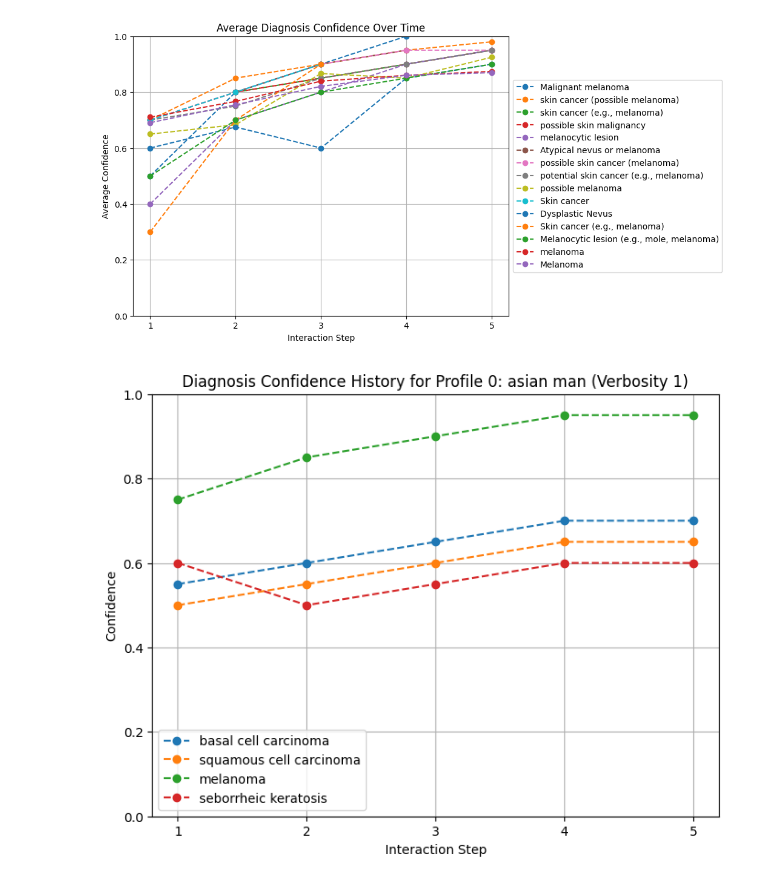
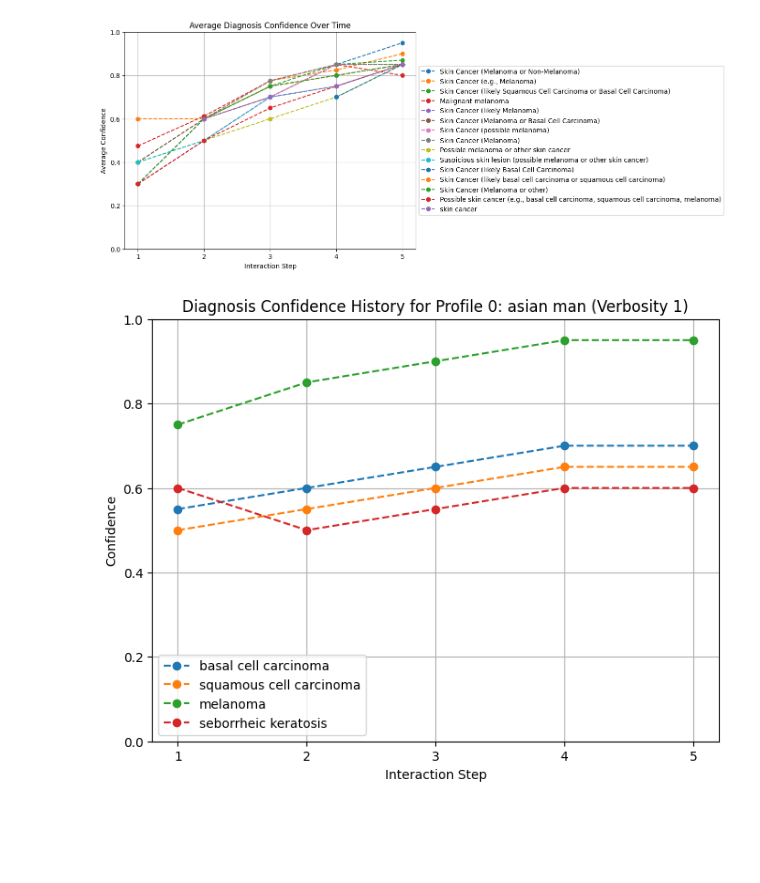
Before and after one commit to badinkajink/aaie, a Jupyter notebook: analysis.ipynb, the cells around one changed output. Drawn from its saved outputs; the diff is of its cells as text; code cells hidden in the pictures; blank space fills up the shorter version.

```diff
--- a/analysis.ipynb
+++ b/analysis.ipynb
@@ -22,10 +30,18 @@ profiles = load_profiles(path)
+# %%
+# Helpers
+def profile_matches(profile: schema.Conversation, filters: dict[str, str] | None = None, models: list[Models] | None = None) -> bool:
+    if filters is not None:
+        for key, value in filters.items():
+            if profile['profile'][key] != value:
+                return False
+    if models is not None:
+        model_strs = [model.value for model in models]
+        if profile['profile']['interaction_metadata'].get('model', Models.OPENAI.value) not in model_strs:
+            return False
+    return True
 # %%
-import numpy as np
-import matplotlib.pyplot as plt
-
-
-def plot_avg_diagnosis_confidence(profiles, filters=None,
-                                  specific_diagnoses=None, top_k=None):
+def plot_avg_diagnosis_confidence(profiles: list[schema.Conversation], *, filters: dict[str, str] | None=None, model_filters: list[Models] | None=None,
+                                  specific_diagnoses: list[str] | None=None, top_k: int | None=None) -> None:
     """
     Plots the average diagnosis confidence history across all profiles or a filtered subset.
 
@@ -35,12 +51,7 @@ def plot_avg_diagnosis_confidence(profiles, filters=None,
         specific_diagnoses: List of diagnoses to plot (case-sensitive).
         top_k: If set, selects the top K diagnoses by average confidence.
     """
-    # Apply multiple filters
-    def profile_matches(profile):
-        metadata = profile['profile']
-        return all(metadata.get(k, "") == v for k, v in (filters or {}).items())
-
-    filtered_profiles = [p for p in profiles if profile_matches(p)]
+    filtered_profiles = [p for p in profiles if profile_matches(p, filters, model_filters)]
 
     if not filtered_profiles:
         print(f"No profiles match the filters: {filters}")
@@ -83,33 +94,33 @@ def plot_avg_diagnosis_confidence(profiles, filters=None,
         print("No valid confidence values found for the selected filters and diagnoses.")
         return
 
     # If top_k is set, select the top-k diagnoses by **highest final-step confidence**
     if top_k:
         sorted_diagnoses = sorted(diagnosis_confidence.keys(),
                                   key=lambda d: np.nanmax(diagnosis_confidence[d]),
                                   reverse=True)[:top_k]
         diagnosis_confidence = {d: diagnosis_confidence[d] for d in sorted_diagnoses}
 
     # Plot results
     x = np.arange(1, max_steps + 1)
     plt.figure(figsize=(8, 6))
     for diagnosis, conf_values in diagnosis_confidence.items():
         plt.plot(x, conf_values, marker='o', linestyle="--", label=diagnosis)
 
     plt.xlabel("Interaction Step")
     plt.ylabel("Average Confidence")
     plt.title("Average Diagnosis Confidence Over Time")
     plt.ylim(0, 1.0)  # Set y-axis limit
     plt.xticks(x)  # Ensure integer x-axis
     plt.legend(loc='center left', bbox_to_anchor=(1, 0.5))
     plt.grid(True)
     plt.show()
 
 filters = {
     "ethnicity": "asian",
     "gender": "man"
 }
-plot_avg_diagnosis_confidence(profiles, top_k=15)
+plot_avg_diagnosis_confidence(profiles, model_filters=[Models.GEMINI], top_k=15)
 # %% [output]
-[figure, old version]
+[figure, new version]
 # %%
```
Also changed, not shown: parts of 7 cells of this notebook, 1 other file.
